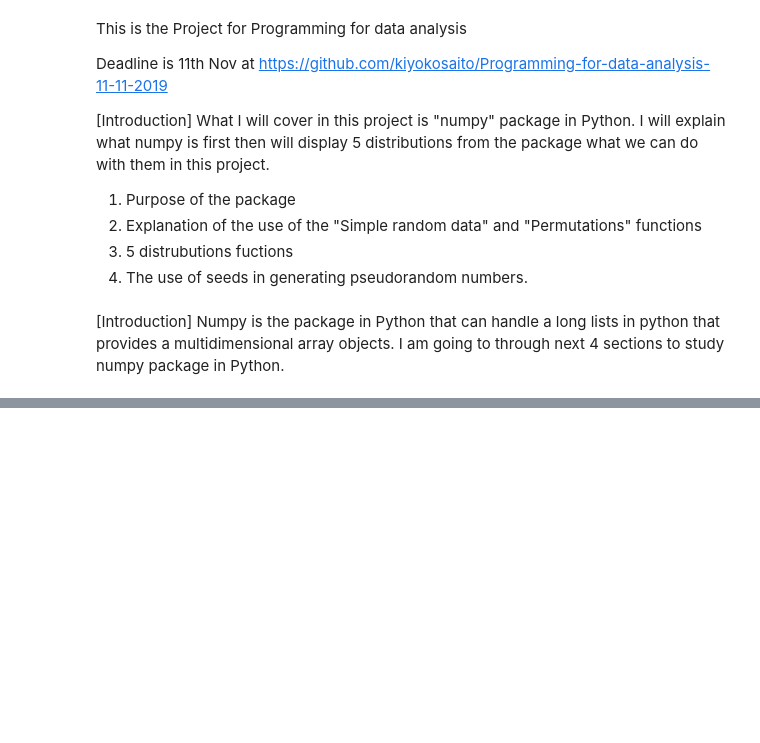
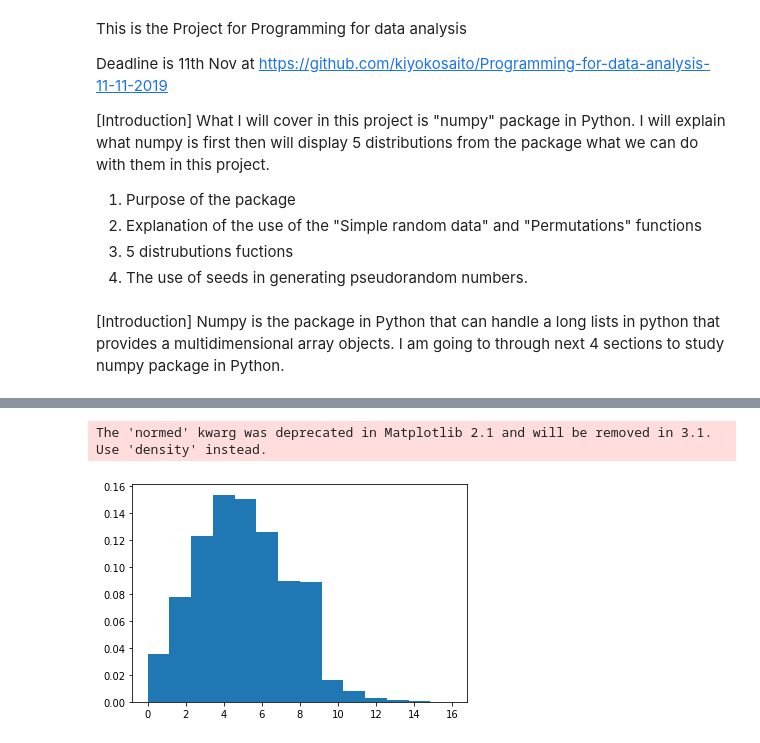
Before and after one commit to kiyokosaito/Programming-for-data-analysis-11-11-2019, a Jupyter notebook: 11-11-2019 Assessment for Programming for data analysis .ipynb, the cells around one changed output, grey strips where cells are left out. Drawn from its saved outputs; the diff is of its cells as text; code cells hidden in the pictures; blank space fills up the shorter version.

```diff
--- a/11-11-2019 Assessment for Programming for data analysis .ipynb
+++ b/11-11-2019 Assessment for Programming for data analysis .ipynb
@@ -48,0 +76,10 @@ Both functions are very useful methods in calculating/computing/sorting large am
+# %%
+import numpy as np
+s = np.random.poisson(5, 10000)
+# %%
+import matplotlib.pyplot as plt
+count, bins, ignored = plt.hist(s, 14, normed=True)
+plt.show()
+# %% [output]
+The 'normed' kwarg was deprecated in Matplotlib 2.1 and will be removed in 3.1. Use 'density' instead.
+[figure, added]
```
Also changed, not shown: parts of 8 cells of this notebook.
